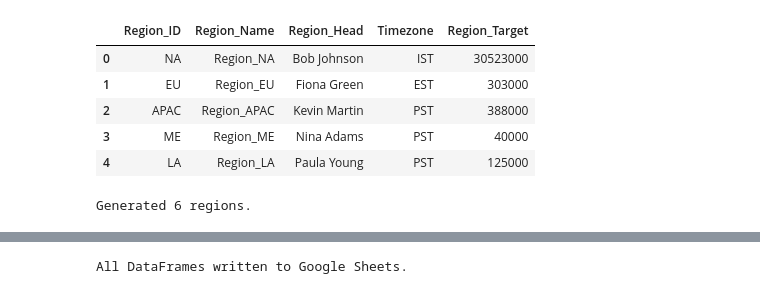
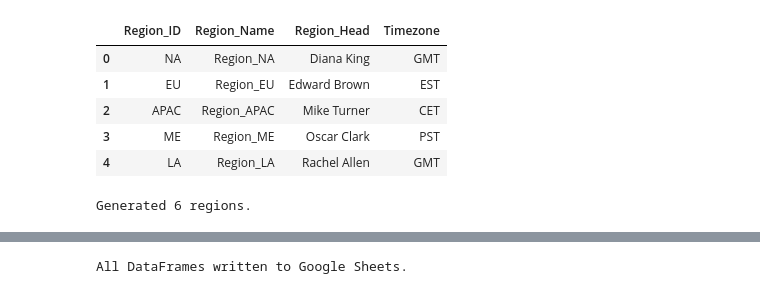
Before and after one commit to Anunineleaps6/Capstone_Sales, a Jupyter notebook: Capstone_sales.ipynb, the cells around one changed output, grey strips where cells are left out. Cells and saved outputs as stored; diff of their text form; code cells hidden in the pictures.

```diff
--- a/Capstone_sales.ipynb
+++ b/Capstone_sales.ipynb
@@ -864,41 +878,42 @@ for region_id in region_ids:
     # Calculate Region_Target based on companies in the region
     companies_in_region = df_company[df_company['Country'].apply(lambda x: x in region_mapping.get(region_id, {}).get('countries', []))]
 
     # Calculate a score for each company based on size, ownership, funding, and interest area (simplified)
     # You can adjust weights and factors based on your desired logic
     company_scores = companies_in_region.apply(
         lambda row: company_size_value.get(row['Company_Size'], 0) *
                     (2 if row['Company_Ownership'] == 'Private Sector' else 1) *
                     (2 if row['Company_Funding'] in ['Series B', 'IPO'] else 1) *
                     (2 if row['Interest_Area'] in region_mapping.get(region_id, {}).get('services', []) else 1),
         axis=1
     )
 
     # Aggregate scores to get a raw region target
     raw_region_target = company_scores.sum()
 
     # Scale the raw target to a reasonable range (adjust scaling factor as needed)
     # Example: Scale by 100 to get targets in the thousands/millions
-    region_target = round(raw_region_target * 500, 2) # Adjusted scaling factor
+    # Removed Region_Target calculation as per instructions
+    # region_target = round(raw_region_target * 500, 2) # Adjusted scaling factor
 
     region_data.append({
         "Region_ID": region_id,
         "Region_Name": f"Region_{region_id}",
         "Region_Head": region_head,
         "Timezone": random.choice(timezones),
-        "Region_Target": region_target
+        # Removed "Region_Target": region_target as per instructions
     })
 
 df_region = pd.DataFrame(region_data)
 display(df_region.head())
 print(f"Generated {len(df_region)} regions.")
 # %% [output]
-|  | Region_ID | Region_Name | Region_Head | Timezone | Region_Target |
-| 0 | NA | Region_NA | Bob Johnson | IST | 30523000 |
-| 1 | EU | Region_EU | Fiona Green | EST | 303000 |
-| 2 | APAC | Region_APAC | Kevin Martin | PST | 388000 |
-| 3 | ME | Region_ME | Nina Adams | PST | 40000 |
-| 4 | LA | Region_LA | Paula Young | PST | 125000 |
+|  | Region_ID | Region_Name | Region_Head | Timezone |
+| 0 | NA | Region_NA | Diana King | GMT |
+| 1 | EU | Region_EU | Edward Brown | EST |
+| 2 | APAC | Region_APAC | Mike Turner | CET |
+| 3 | ME | Region_ME | Oscar Clark | PST |
+| 4 | LA | Region_LA | Rachel Allen | GMT |
 Generated 6 regions.
 # %%
 #SALES_REP
```
Also changed, not shown: parts of 10 cells of this notebook.
